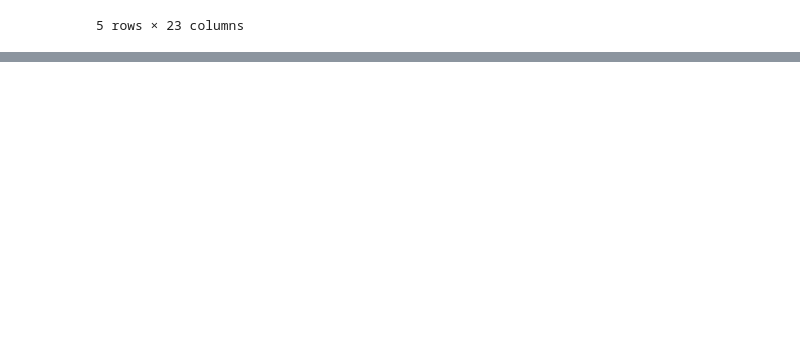
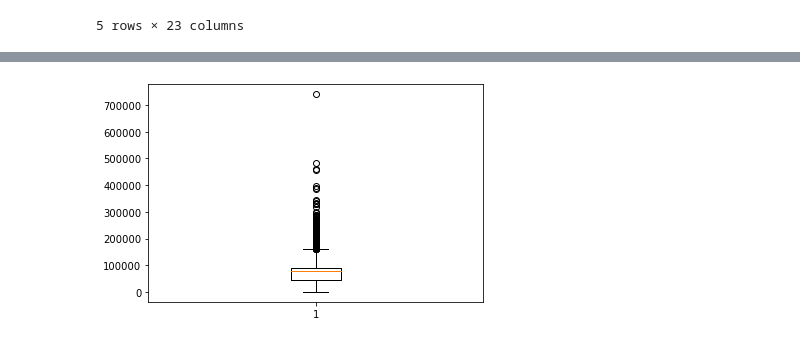
Before and after one commit to WendyBaiYunwei/CS5228-project, a Jupyter notebook: Data-cleaning.ipynb, the cells around one changed output, grey strips where cells are left out. Saved outputs shown, nothing was run; the diff lists cells and outputs as text; code cells hidden in the pictures; blank space fills up the shorter version.

```diff
--- a/Data-cleaning.ipynb
+++ b/Data-cleaning.ipynb
@@ -238,0 +300,3 @@ df.head()
+# %%
+df['power'] = (df['power']-df['power'].min()) / (df['power'].max()-df['power'].min())
+df['engine_cap'] = (df['engine_cap']-df['engine_cap'].min()) / (df['engine_cap'].max()-df['engine_cap'].min())
@@ -238,0 +316,6 @@ df.head()
+# %%
+plt.figure()
+plt.boxplot(df["mileage"])
+plt.show()
+# %% [output]
+[figure, added]
```
Also changed, not shown: parts of 10 cells of this notebook.
